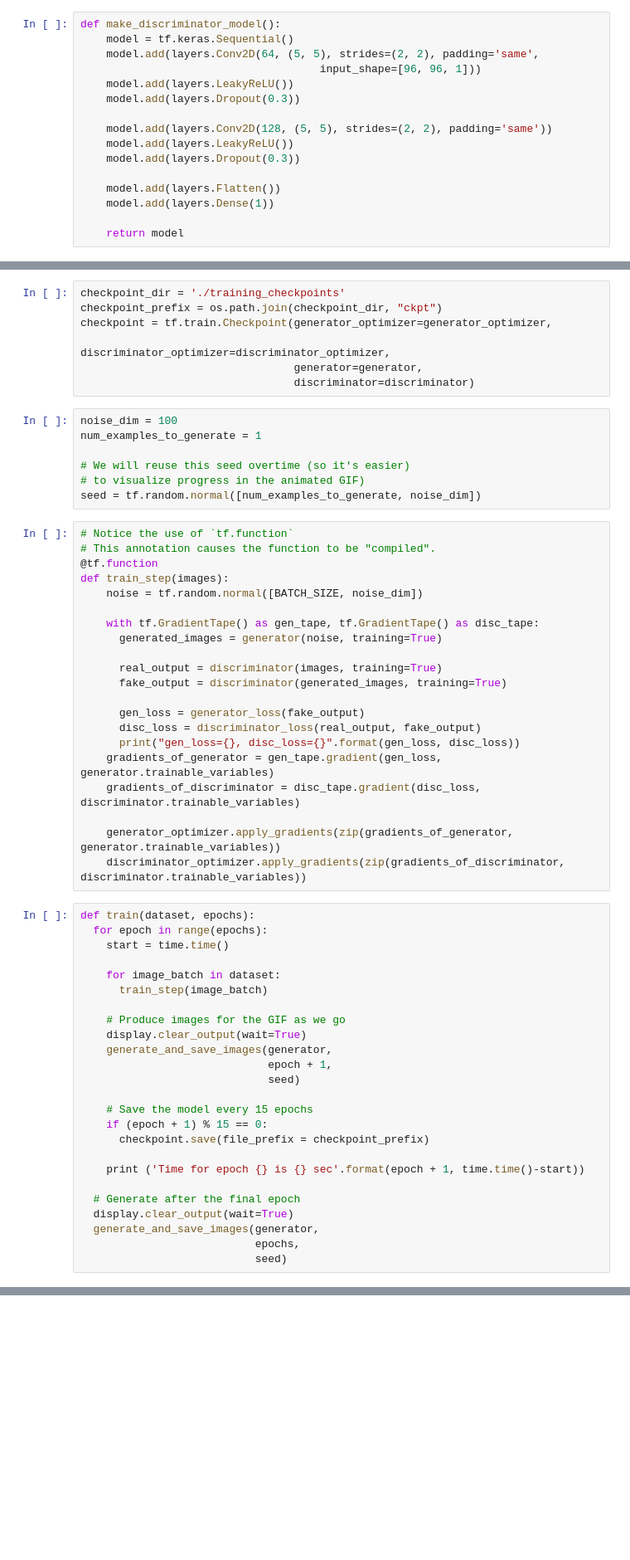
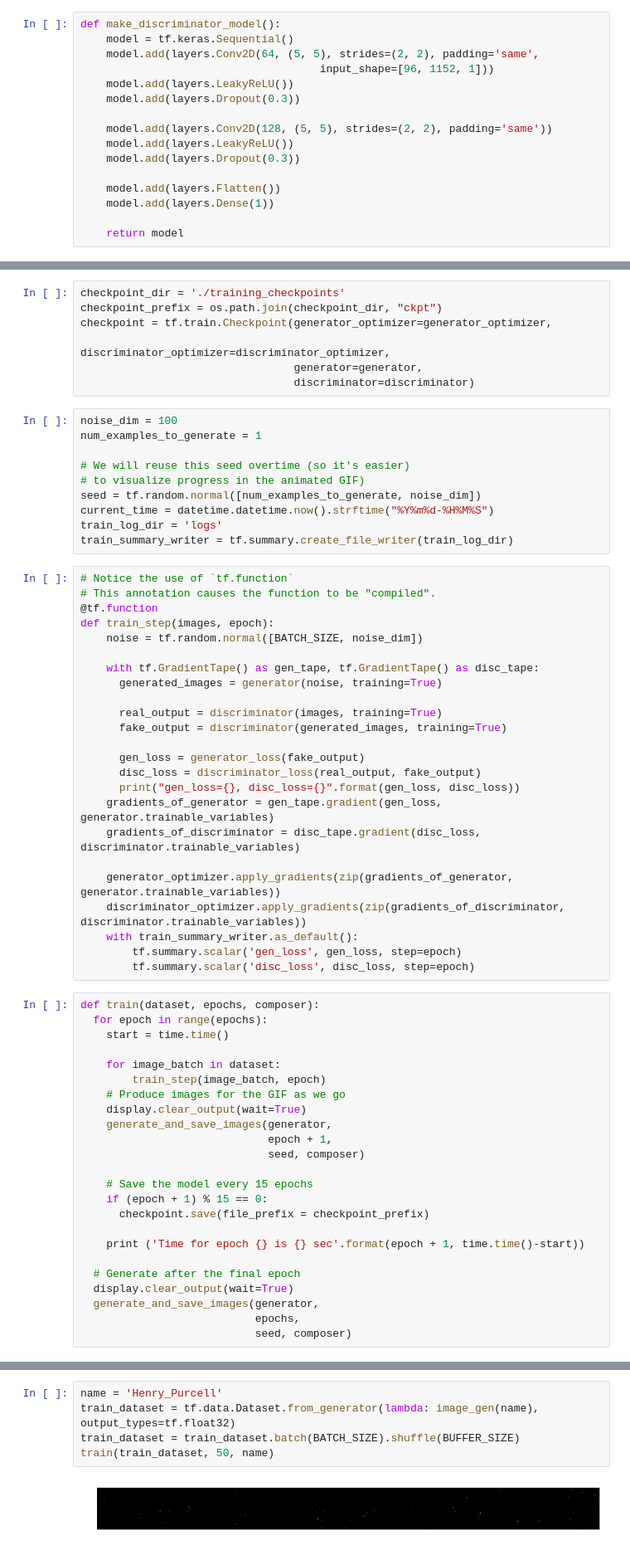
Before and after one commit to Ankit512/musicsynth, a Jupyter notebook: GAN.ipynb, the cells around one changed output, grey strips where cells are left out. Shown at 83% size. Cells and saved outputs as stored; diff of their text form; blank space fills up the shorter version.

```diff
--- a/GAN.ipynb
+++ b/GAN.ipynb
@@ -90,7 +88,7 @@ plt.imshow(generated_image[0, :, :, 0], cmap='gray')
 def make_discriminator_model():
     model = tf.keras.Sequential()
     model.add(layers.Conv2D(64, (5, 5), strides=(2, 2), padding='same',
-                                     input_shape=[96, 96, 1]))
+                                     input_shape=[96, 1152, 1]))
     model.add(layers.LeakyReLU())
     model.add(layers.Dropout(0.3))
 
@@ -137,11 +135,14 @@ num_examples_to_generate = 1
 # We will reuse this seed overtime (so it's easier)
 # to visualize progress in the animated GIF)
 seed = tf.random.normal([num_examples_to_generate, noise_dim])
+current_time = datetime.datetime.now().strftime("%Y%m%d-%H%M%S")
+train_log_dir = 'logs'
+train_summary_writer = tf.summary.create_file_writer(train_log_dir)
 # %%
 # Notice the use of `tf.function`
 # This annotation causes the function to be "compiled".
 @tf.function
-def train_step(images):
+def train_step(images, epoch):
     noise = tf.random.normal([BATCH_SIZE, noise_dim])
 
     with tf.GradientTape() as gen_tape, tf.GradientTape() as disc_tape:
@@ -158,19 +159,21 @@ def train_step(images):
 
     generator_optimizer.apply_gradients(zip(gradients_of_generator, generator.trainable_variables))
     discriminator_optimizer.apply_gradients(zip(gradients_of_discriminator, discriminator.trainable_variables))
+    with train_summary_writer.as_default():
+        tf.summary.scalar('gen_loss', gen_loss, step=epoch)
+        tf.summary.scalar('disc_loss', disc_loss, step=epoch)
 # %%
-def train(dataset, epochs):
+def train(dataset, epochs, composer):
   for epoch in range(epochs):
     start = time.time()
 
     for image_batch in dataset:
-      train_step(image_batch)
-
+        train_step(image_batch, epoch)
     # Produce images for the GIF as we go
     display.clear_output(wait=True)
     generate_and_save_images(generator,
                              epoch + 1,
-                             seed)
+                             seed, composer)
 
     # Save the model every 15 epochs
     if (epoch + 1) % 15 == 0:
@@ -182,5 +185,5 @@ def train(dataset, epochs):
   display.clear_output(wait=True)
   generate_and_save_images(generator,
                            epochs,
-                           seed)
+                           seed, composer)
 # %%
@@ -208,3 +205,10 @@ KeyboardInterrupt:
+# %%
+name = 'Henry_Purcell'
+train_dataset = tf.data.Dataset.from_generator(lambda: image_gen(name), output_types=tf.float32)
+train_dataset = train_dataset.batch(BATCH_SIZE).shuffle(BUFFER_SIZE)
+train(train_dataset, 50, name)
+# %% [output]
+[figure, added]
 # %%
 # Display a single image using the epoch number
 def display_image(epoch_no):
```
Also changed, not shown: parts of 18 cells of this notebook, 1 other file.
